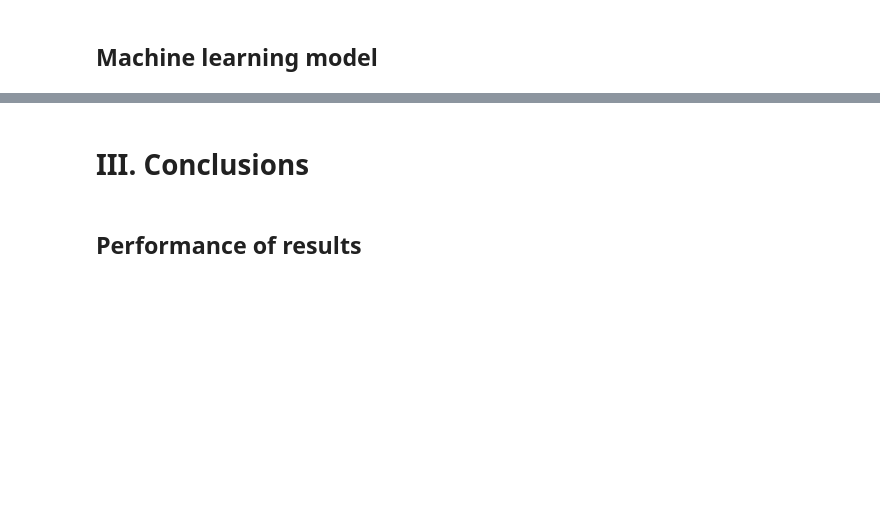
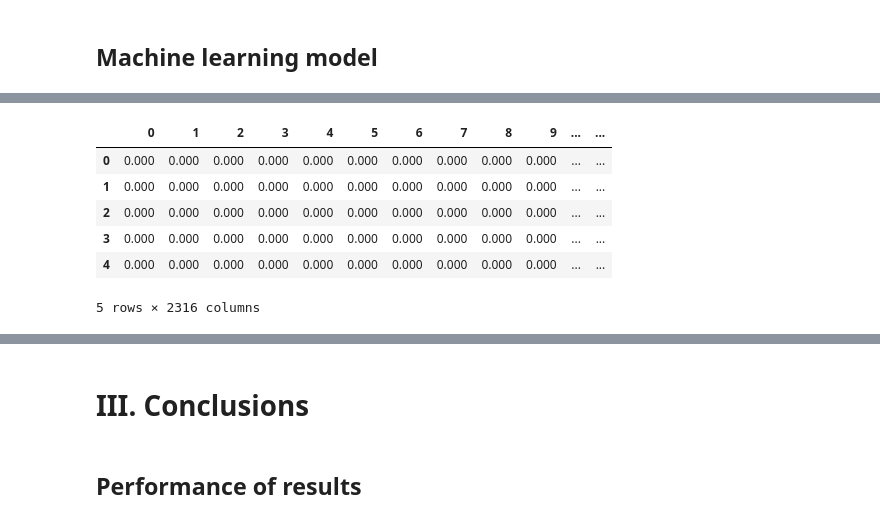
Before and after one commit to hudsonmendes/uolondon-cm3005-dsc, a Jupyter notebook: report.ipynb, the cells around one changed output, grey strips where cells are left out. Saved outputs shown, nothing was run; the diff lists cells and outputs as text; code cells hidden in the pictures; blank space fills up the shorter version.

```diff
--- a/report.ipynb
+++ b/report.ipynb
@@ -378,3 +365,23 @@ for ix, property_type in tqdm(list(enumerate(ppd_property_type.values()))):
     axes[1].legend(ppd_property_type.values())
 # %% [markdown]
 ## Machine learning model
+# %%
+try:
+    assert df is not None
+except NameError:
+    import pathlib
+    import pandas as pd
+    import numpy as np
+
+    print("[SNAPSHOT] Reloading...")
+    pd.set_option("display.float_format", lambda x: "{:,.3f}".format(x))
+    data_folderpath = pathlib.Path("./data")
+    df = pd.read_csv(data_folderpath / "snapshot-Xy-1NF.zip").astype({
+        "postgroup": "category",
+        "property_type": "category",
+        "old_or_new": "category",
+        "duration": "category",
+        "price": "double",
+    })
+    print(f" - reloaded from snapshot, {df.shape[0]}")
+df.head()
@@ -380,0 +400,38 @@ for ix, property_type in tqdm(list(enumerate(ppd_property_type.values()))):
+# %%
+from sklearn.preprocessing import OneHotEncoder, StandardScaler, FunctionTransformer
+from sklearn.linear_model import LinearRegression
+from sklearn.compose import make_column_transformer, make_column_selector
+from sklearn.pipeline import make_pipeline
+
+
+def make_sine_cycle_encoder(period: int = 1) -> float:
+    assert period != 0
+    return FunctionTransformer(lambda x: np.sin(x / period * 2 * np.pi))
+
+
+# https://scikit-learn.org/stable/modules/sgd.html#tips-on-practical-use
+def make_df_column_transformer():
+    categorical_selector = make_column_selector(dtype_include="category")
+    one_hot = OneHotEncoder(sparse_output=True, handle_unknown="ignore")
+    cycle_sine_12 = make_sine_cycle_encoder(period=12)
+    cycle_sine_31 = make_sine_cycle_encoder(period=31)
+    cycle_sine_6 = make_sine_cycle_encoder(period=6)
+    return make_column_transformer(
+        (one_hot, categorical_selector),
+        (cycle_sine_12, ["date_month"]),
+        (cycle_sine_31, ["date_day"]),
+        (cycle_sine_6, ["date_day_of_week"]),
+        remainder="passthrough",
+    )
+
+preprocessing_df_column_transformer = make_df_column_transformer()
+X_encoded = preprocessing_df_column_transformer.fit_transform(X)
+pd.DataFrame.sparse.from_spmatrix(X_encoded).head()
+# %% [output]
+|  | 0 | 1 | 2 | 3 | 4 | 5 | 6 | 7 | 8 | 9 | ... | ... |
+| 0 | 0.000 | 0.000 | 0.000 | 0.000 | 0.000 | 0.000 | 0.000 | 0.000 | 0.000 | 0.000 | ... | ... |
+| 1 | 0.000 | 0.000 | 0.000 | 0.000 | 0.000 | 0.000 | 0.000 | 0.000 | 0.000 | 0.000 | ... | ... |
+| 2 | 0.000 | 0.000 | 0.000 | 0.000 | 0.000 | 0.000 | 0.000 | 0.000 | 0.000 | 0.000 | ... | ... |
+| 3 | 0.000 | 0.000 | 0.000 | 0.000 | 0.000 | 0.000 | 0.000 | 0.000 | 0.000 | 0.000 | ... | ... |
+| 4 | 0.000 | 0.000 | 0.000 | 0.000 | 0.000 | 0.000 | 0.000 | 0.000 | 0.000 | 0.000 | ... | ... |
+5 rows × 2316 columns
```
Also changed, not shown: parts of 24 cells of this notebook, 3 other files.
